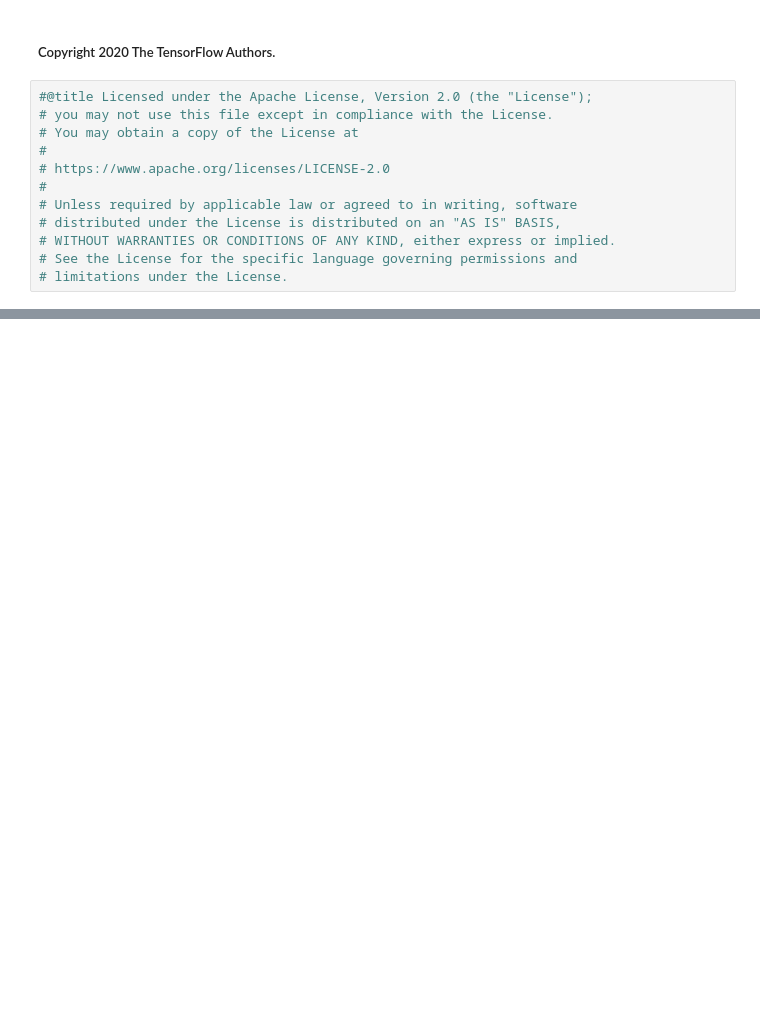
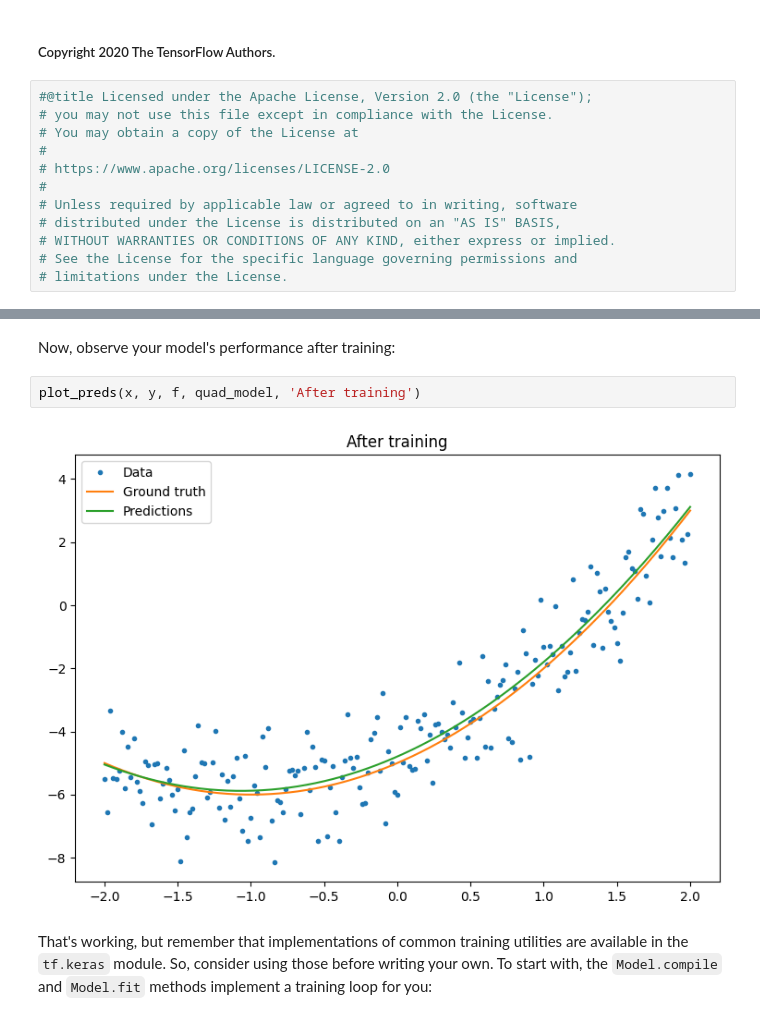
Before and after one commit to maellamaetorrejos/TORREJOS-MA.-ELLA-MAE-ITBAN3, a Jupyter notebook: LabActivity1_Torrejos.ipynb, the cells around one changed output, grey strips where cells are left out. Drawn from its saved outputs; the diff is of its cells as text; blank space fills up the shorter version.

```diff
--- a/LabActivity1_Torrejos.ipynb
+++ b/LabActivity1_Torrejos.ipynb
@@ -358,0 +373,8 @@ For more on using built-in Keras training loops, see [this guide](https://www.te
+# %% [markdown]
+Now, observe your model's performance after training:
+# %%
+plot_preds(x, y, f, quad_model, 'After training')
+# %% [output]
+[figure, added]
+# %% [markdown]
+That's working, but remember that implementations of common training utilities are available in the `tf.keras` module. So, consider using those before writing your own. To start with, the `Model.compile` and `Model.fit` methods implement a training loop for you:
```
Also changed, not shown: parts of 107 cells of this notebook.
